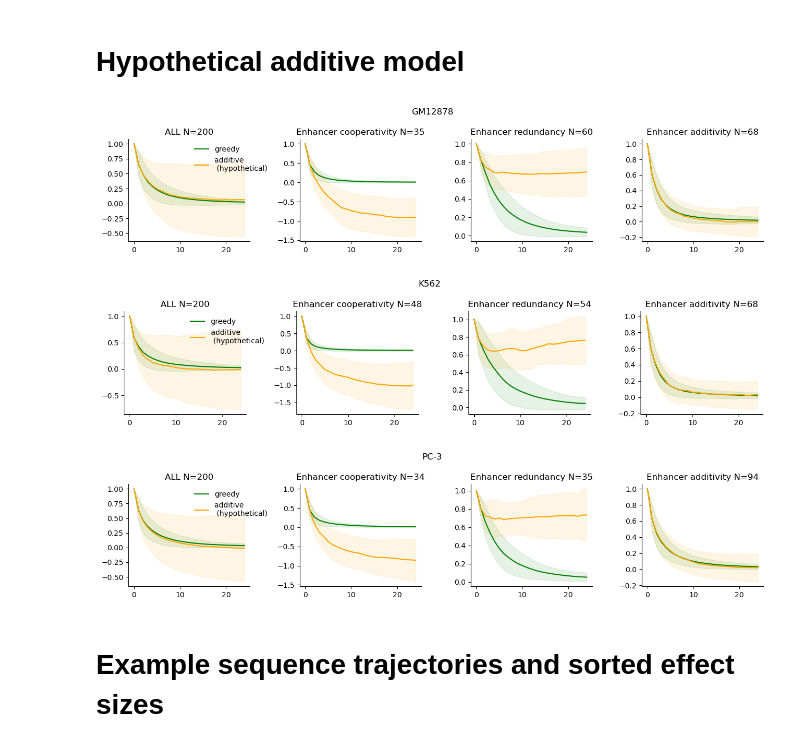
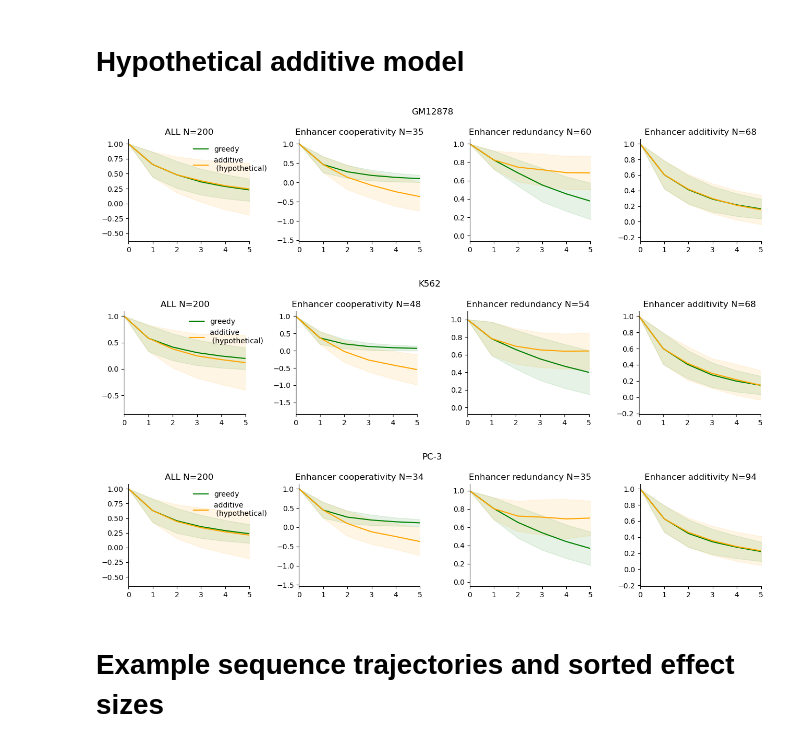
Before and after one commit to p-koo/creme-nn, a Jupyter notebook: figures/enhancer_greedy_search.ipynb, the cells around one changed output. Cells and saved outputs as stored; diff of their text form; code cells hidden in the pictures.

```diff
--- a/figures/enhancer_greedy_search.ipynb
+++ b/figures/enhancer_greedy_search.ipynb
@@ -154,36 +154,37 @@ for cell_line, cell_df in all_traces.groupby('cell_line'):
     for label_stratum, point_indexes in strata[cell_line].items():
         df_per_stratum = pd.DataFrame(seq_ids[point_indexes])
         df_per_stratum.columns = ['seq_id']
         df_per_stratum['cell_line'] = cell_line
         df_per_stratum['label'] = label_stratum
         strata_seq_ids.append(df_per_stratum)
     all_points = np.arange(len(sign))
 
     fig, axes = plt.subplots(1, len(titles), figsize=[13, 3])
     curve_labels = ['greedy', 'additive \n (hypothetical)']
 
     for p, points in enumerate([all_points, pos_points, neg_points, zero_points]):
         ax = axes[p]
         ax.set_title(f'{titles[p]} N={len(points)}')
         trace_set, hypothetical_trace_set = enhancing_greedy[points], enhancing_hyp[points]
         for i, t in enumerate([trace_set, hypothetical_trace_set]):
 
             t_mean = t.mean(axis=0)
             t_std = t.std(axis=0)
             ax.plot(t_mean, color=colors[i], alpha=1, label=curve_labels[i])
 
             ax.fill_between(range(len(t_mean)), t_mean-t_std, t_mean+t_std, alpha=0.1, color=colors[i])
             ax.spines['top'].set_visible(False)
             ax.spines['right'].set_visible(False)
+            ax.set_xlim(0, 5)
     axes[0].legend(frameon=False, bbox_to_anchor=[1.2,1])
     plt.suptitle(cell_line)
     plt.tight_layout()
     fig.savefig(f'{pdf_dir}/{cell_line}_greedy_vs_additive.pdf')
 strata_seq_ids = pd.concat(strata_seq_ids)
 # %% [output]
-[figure, old version]
+[figure, new version]
-[figure, old version]
+[figure, new version]
-[figure, old version]
+[figure, new version]
 # %% [markdown]
 # Example sequence trajectories and sorted effect sizes
 # %%
```
Also changed, not shown: parts of 4 cells of this notebook, 4 other files.
